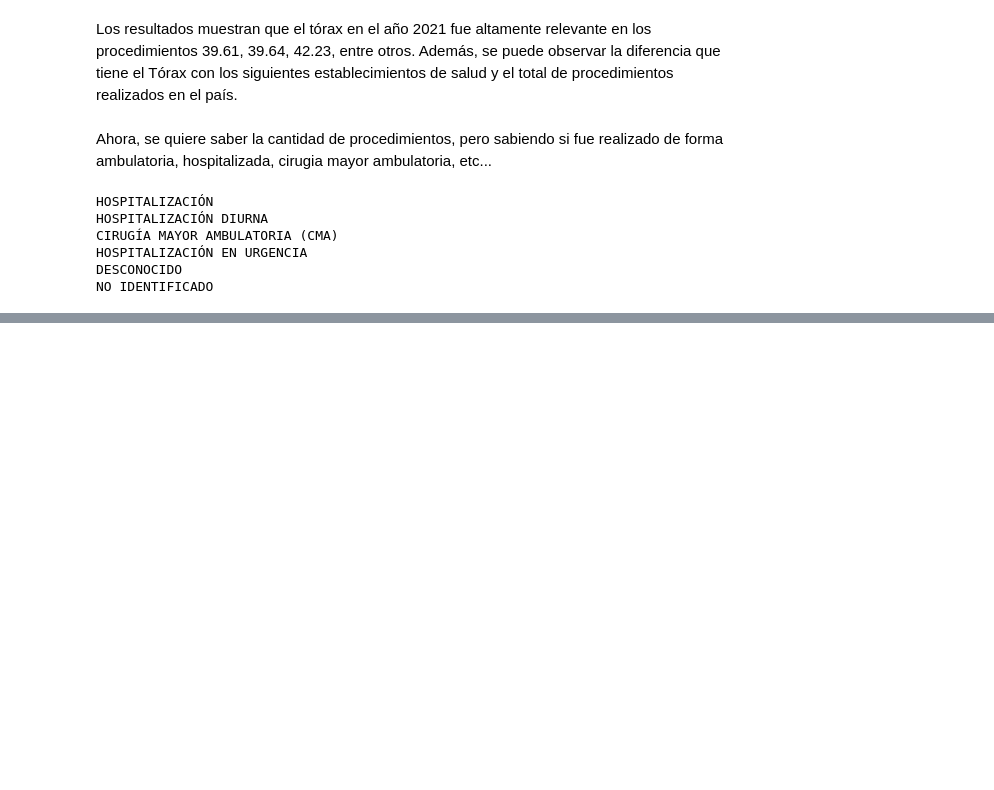
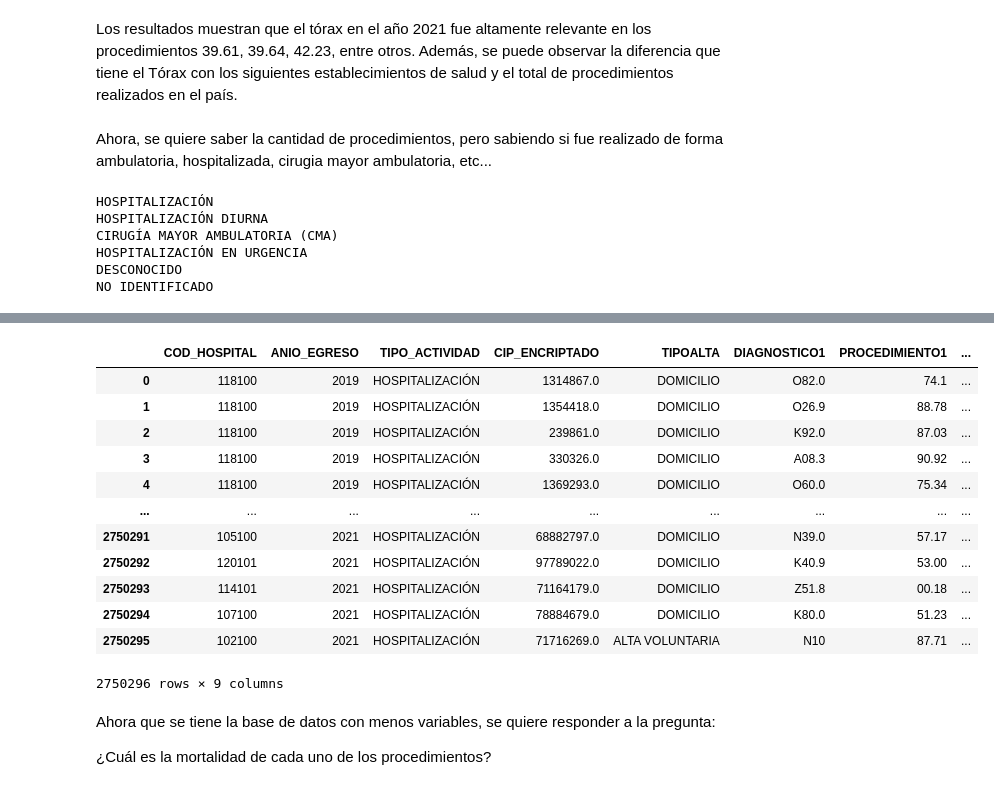
Before and after one commit to JavierRojas14/grd, a Jupyter notebook: notebooks/2.0-jrb-number-of-procedures-per-diagnosis.ipynb, the cells around one changed output, grey strips where cells are left out. Cells and saved outputs as stored; diff of their text form; code cells hidden in the pictures; blank space fills up the shorter version.

Commit message:
Crea apartado para calcular la mortalidad

```diff
--- a/notebooks/2.0-jrb-number-of-procedures-per-diagnosis.ipynb
+++ b/notebooks/2.0-jrb-number-of-procedures-per-diagnosis.ipynb
@@ -203,0 +224,34 @@ with pd.ExcelWriter("../data/interim/procedimientos_por_tipo_actividad.xlsx") as
+# %%
+vars_de_interes = [
+    "COD_HOSPITAL",
+    "ANIO_EGRESO",
+    "TIPO_ACTIVIDAD",
+    "CIP_ENCRIPTADO",
+    "TIPOALTA",
+    "DIAGNOSTICO1",
+    "PROCEDIMIENTO1",
+    "IR_29301_PESO",
+    "IR_29301_SEVERIDAD",
+]
+# %%
+df_para_mortalidad_y_severidad = df_procesada[vars_de_interes]
+# %%
+display(df_para_mortalidad_y_severidad)
+# %% [output]
+|  | COD_HOSPITAL | ANIO_EGRESO | TIPO_ACTIVIDAD | CIP_ENCRIPTADO | TIPOALTA | DIAGNOSTICO1 | PROCEDIMIENTO1 | ... |
+| 0 | 118100 | 2019 | HOSPITALIZACIÓN | 1314867.0 | DOMICILIO | O82.0 | 74.1 | ... |
+| 1 | 118100 | 2019 | HOSPITALIZACIÓN | 1354418.0 | DOMICILIO | O26.9 | 88.78 | ... |
+| 2 | 118100 | 2019 | HOSPITALIZACIÓN | 239861.0 | DOMICILIO | K92.0 | 87.03 | ... |
+| 3 | 118100 | 2019 | HOSPITALIZACIÓN | 330326.0 | DOMICILIO | A08.3 | 90.92 | ... |
+| 4 | 118100 | 2019 | HOSPITALIZACIÓN | 1369293.0 | DOMICILIO | O60.0 | 75.34 | ... |
+| ... | ... | ... | ... | ... | ... | ... | ... | ... |
+| 2750291 | 105100 | 2021 | HOSPITALIZACIÓN | 68882797.0 | DOMICILIO | N39.0 | 57.17 | ... |
+| 2750292 | 120101 | 2021 | HOSPITALIZACIÓN | 97789022.0 | DOMICILIO | K40.9 | 53.00 | ... |
+| 2750293 | 114101 | 2021 | HOSPITALIZACIÓN | 71164179.0 | DOMICILIO | Z51.8 | 00.18 | ... |
+| 2750294 | 107100 | 2021 | HOSPITALIZACIÓN | 78884679.0 | DOMICILIO | K80.0 | 51.23 | ... |
+| 2750295 | 102100 | 2021 | HOSPITALIZACIÓN | 71716269.0 | ALTA VOLUNTARIA | N10 | 87.71 | ... |
+2750296 rows × 9 columns
+# %% [markdown]
+Ahora que se tiene la base de datos con menos variables, se quiere responder a la pregunta:
+
+¿Cuál es la mortalidad de cada uno de los procedimientos?
```
Also changed, not shown: parts of 2 cells of this notebook.
